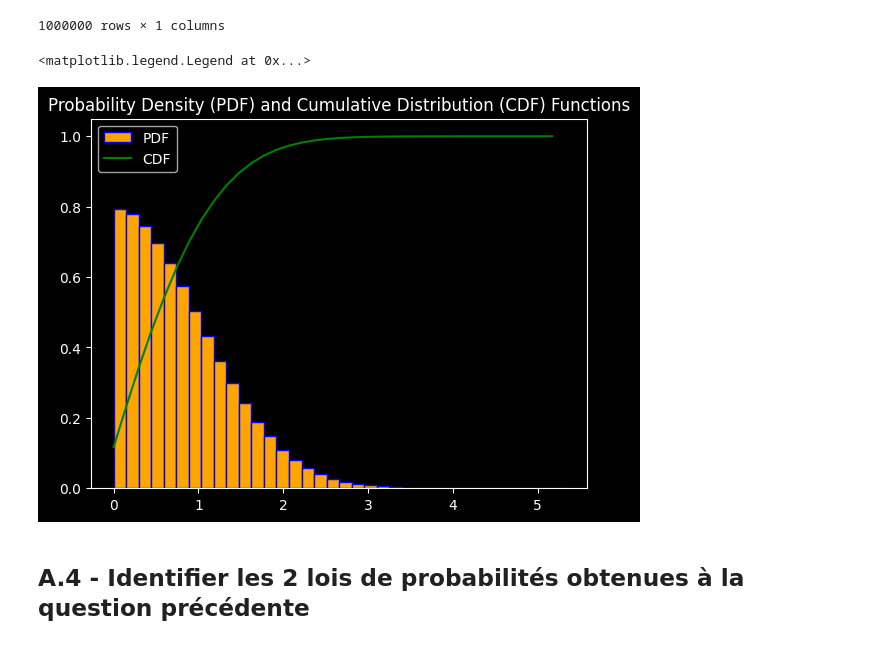
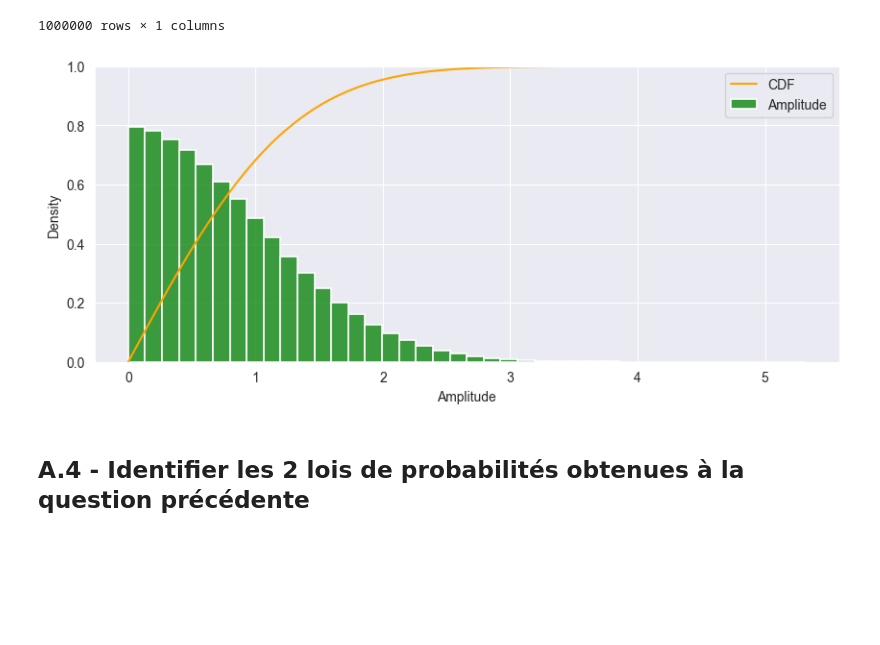
Before and after one commit to eusoumarkinhoz/Stats_Prob-3-Tests-hypothese, a Jupyter notebook: Partie 2 _ Tests-hypthese/Stats-Tests_Hypotheses.ipynb, the cells around one changed output. Saved outputs shown, nothing was run; the diff lists cells and outputs as text; code cells hidden in the pictures; blank space fills up the shorter version.

```diff
--- a/Partie 2 _ Tests-hypthese/Stats-Tests_Hypotheses.ipynb
+++ b/Partie 2 _ Tests-hypthese/Stats-Tests_Hypotheses.ipynb
@@ -147,26 +147,24 @@ bruit_seul_abs
 | 999998 | 0.443795 |
 | 999999 | 0.665205 |
 1000000 rows × 1 columns
-# %%
-plt.hist(bruit_seul_abs['Amplitude'],
-        bins = int(180/5),
-        color = 'orange',
-        edgecolor = 'blue',
-        density = 'True',
-        label='PDF',
-        #cumulative = 'True'
-        )
-
-cumulative_df = np.cumsum(hist * np.diff(bins))
-
-plt.plot(bins[:-1], cumulative_df, color='green', label='CDF')
-
-plt.title('Probability Density (PDF) and Cumulative Distribution (CDF) Functions')
-
-plt.legend()
-# %% [output]
-<matplotlib.legend.Legend at 0x...>
-[figure, removed]
+# %%
+sns.histplot(bruit_seul_abs['Amplitude'],
+             #kde=True,
+             bins=int(40),
+             color = 'green',
+             edgecolor = 'white',
+             linewidth=1.2,
+             stat='density',
+             label='Amplitude'
+             )
+
+sns.ecdfplot(data=bruit_seul_abs, x='Amplitude', color='orange', label='CDF')
+
+plt.gcf().set_size_inches(10, 4)
+plt.legend()
+plt.show()
+# %% [output]
+[figure, added]
 # %% [markdown]
 ## A.4 - Identifier les 2 lois de probabilités obtenues à la question précédente
 # %% [markdown]
```
Also changed, not shown: parts of 11 cells of this notebook.
